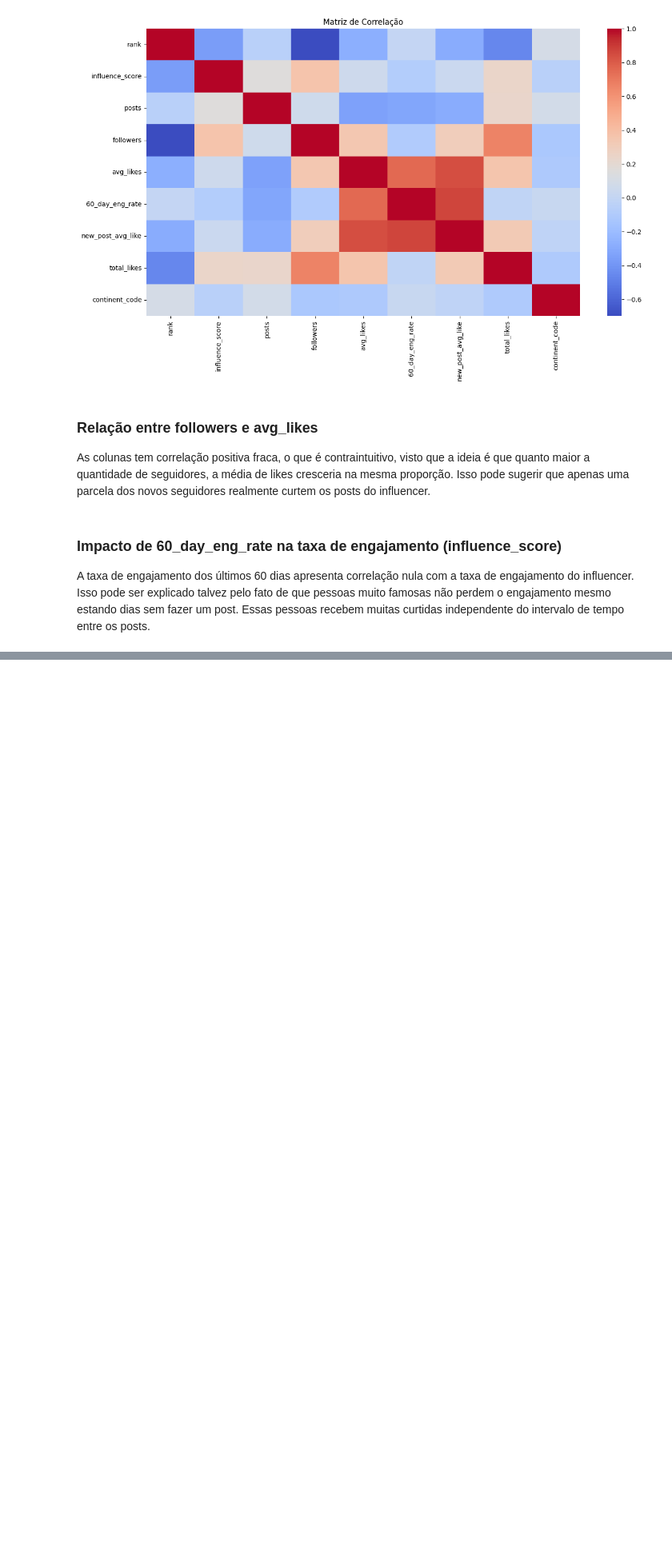
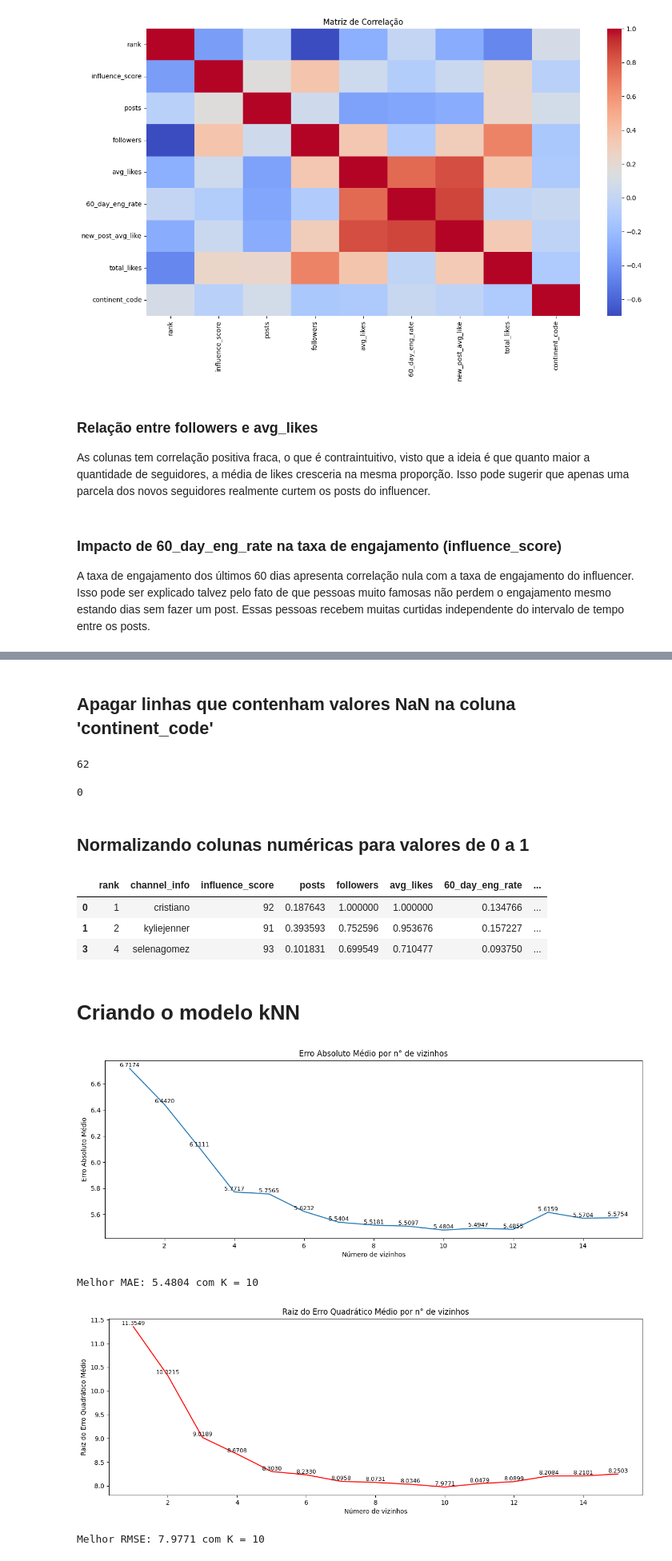
Before and after one commit to vidomirana/Desafio-RESTIC-em-dupla---kNN, a Jupyter notebook: Código Fonte/Codigo_Fonte.ipynb, the cells around one changed output, grey strips where cells are left out. Shown at 80% size. Cells and saved outputs as stored; diff of their text form; code cells hidden in the pictures; blank space fills up the shorter version.

```diff
--- a/Código Fonte/Codigo_Fonte.ipynb
+++ b/Código Fonte/Codigo_Fonte.ipynb
@@ -196,0 +200,16 @@ Isso pode ser explicado talvez pelo fato de que pessoas muito famosas não perde
+# %%
+features = ['posts', 'followers', 'avg_likes', '60_day_eng_rate', 'new_post_avg_like', 'total_likes', 'continent_code']
+target = 'influence_score'
+# %% [markdown]
+## Apagar linhas que contenham valores NaN na coluna 'continent_code'
+# %%
+insta_df['continent_code'].isna().sum()   #Muitos dados NaN, o dataframe já possuia poucos dados, isso irá influenciar no desempenho do modelo
+# %% [output]
+62
+# %%
+insta_df.dropna(inplace=True)
+insta_df['continent_code'].isna().sum()
+# %% [output]
+0
+# %% [markdown]
+## Normalizando colunas numéricas para valores de 0 a 1
@@ -196,0 +231,11 @@ Isso pode ser explicado talvez pelo fato de que pessoas muito famosas não perde
+# %%
+normalizar_colunas(insta_df, features)
+
+insta_df.head(3)
+# %% [output]
+|  | rank | channel_info | influence_score | posts | followers | avg_likes | 60_day_eng_rate | ... |
+| 0 | 1 | cristiano | 92 | 0.187643 | 1.000000 | 1.000000 | 0.134766 | ... |
+| 1 | 2 | kyliejenner | 91 | 0.393593 | 0.752596 | 0.953676 | 0.157227 | ... |
+| 3 | 4 | selenagomez | 93 | 0.101831 | 0.699549 | 0.710477 | 0.093750 | ... |
+# %% [markdown]
+# Criando o modelo kNN
@@ -196,0 +305,7 @@ Isso pode ser explicado talvez pelo fato de que pessoas muito famosas não perde
+# %%
+n_neighbors_visualization(insta_df, features=features, target=target, quant_neighbors=15)
+# %% [output]
+[figure, added]
+Melhor MAE: 5.4804 com K = 10
+[figure, added]
+Melhor RMSE: 7.9771 com K = 10
```
Also changed, not shown: parts of 6 cells of this notebook.
